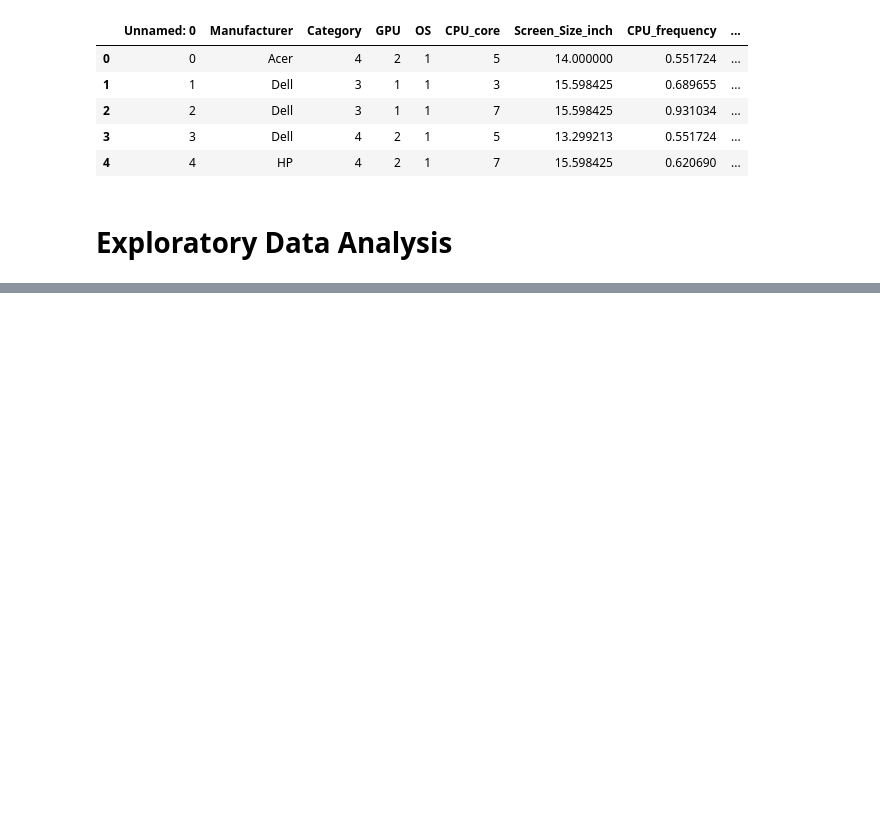
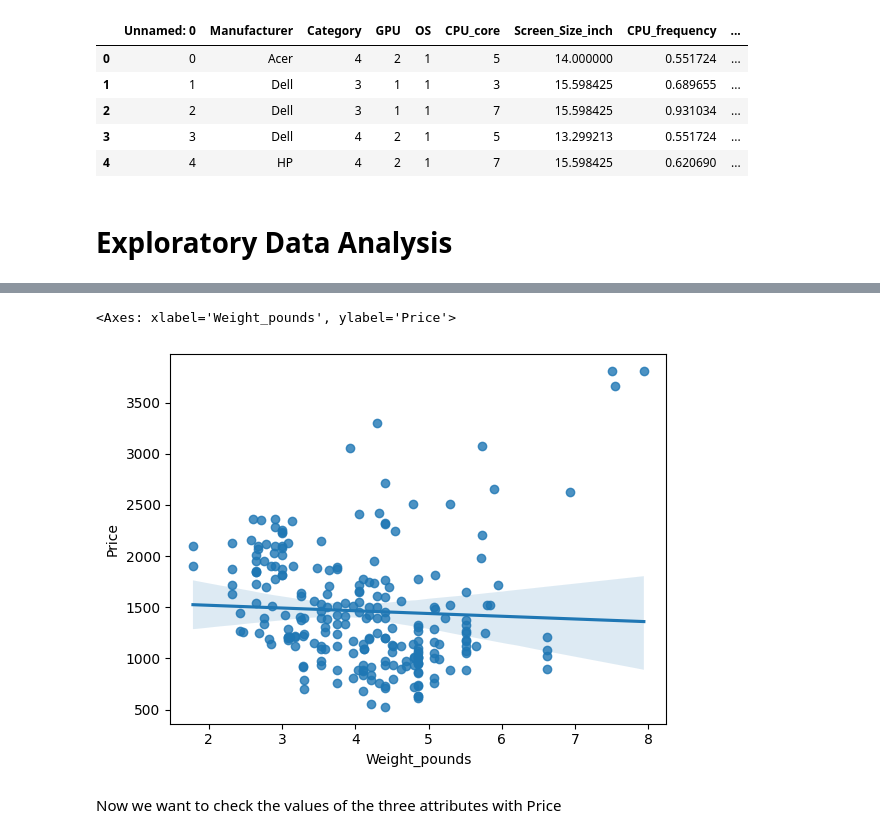
Before and after one commit to schonsnatan/Data-Analysis-Laptops, a Jupyter notebook: project.ipynb, the cells around one changed output, grey strips where cells are left out. Cells and saved outputs as stored; diff of their text form; code cells hidden in the pictures; blank space fills up the shorter version.

```diff
--- a/project.ipynb
+++ b/project.ipynb
@@ -260,0 +277,7 @@ plt.ylim(0,)
+# %%
+sns.regplot(x='Weight_pounds', y='Price', data=df)
+# %% [output]
+<Axes: xlabel='Weight_pounds', ylabel='Price'>
+[figure, added]
+# %% [markdown]
+Now we want to check the values of the three attributes with Price
```
Also changed, not shown: parts of 21 cells of this notebook.
